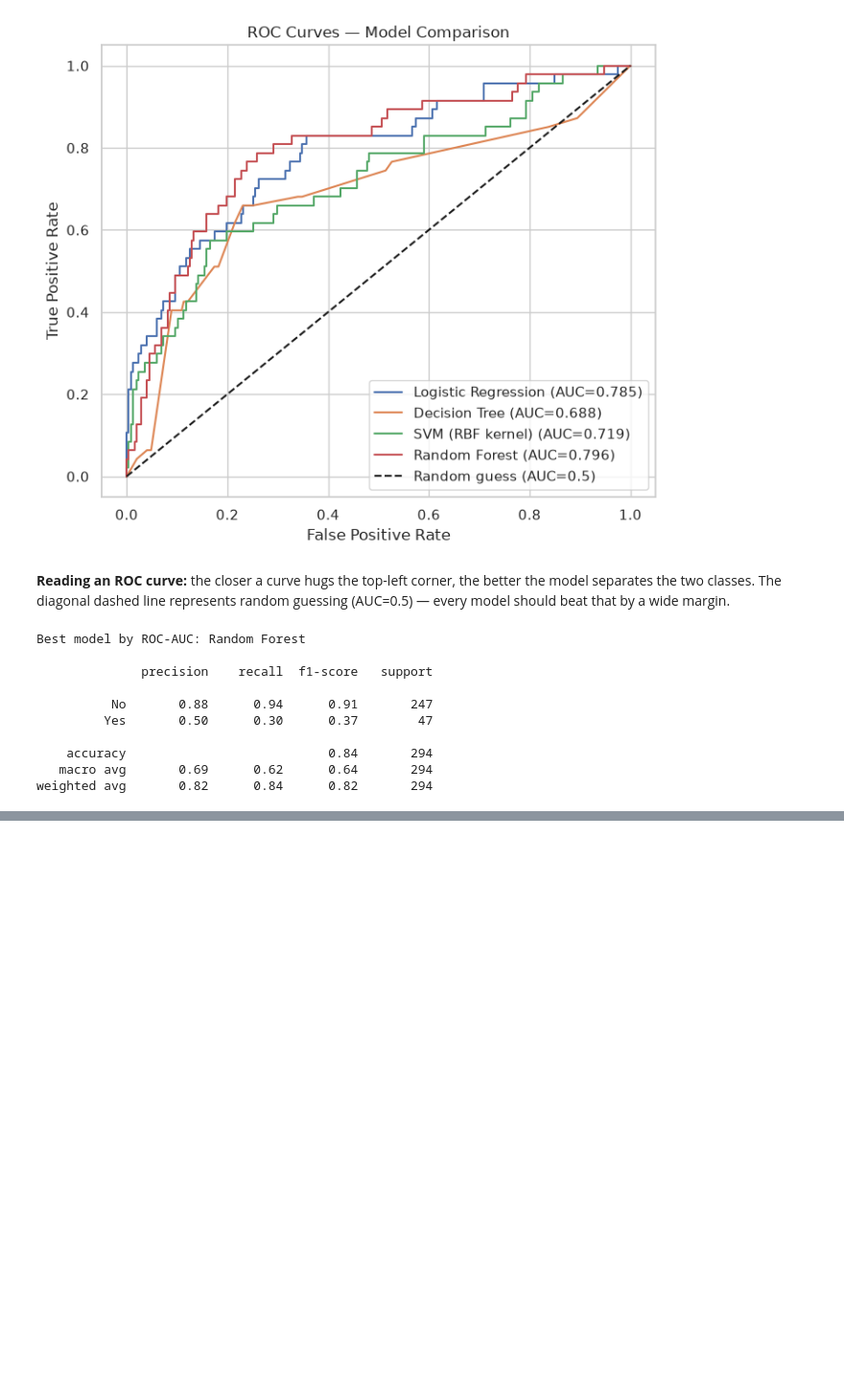
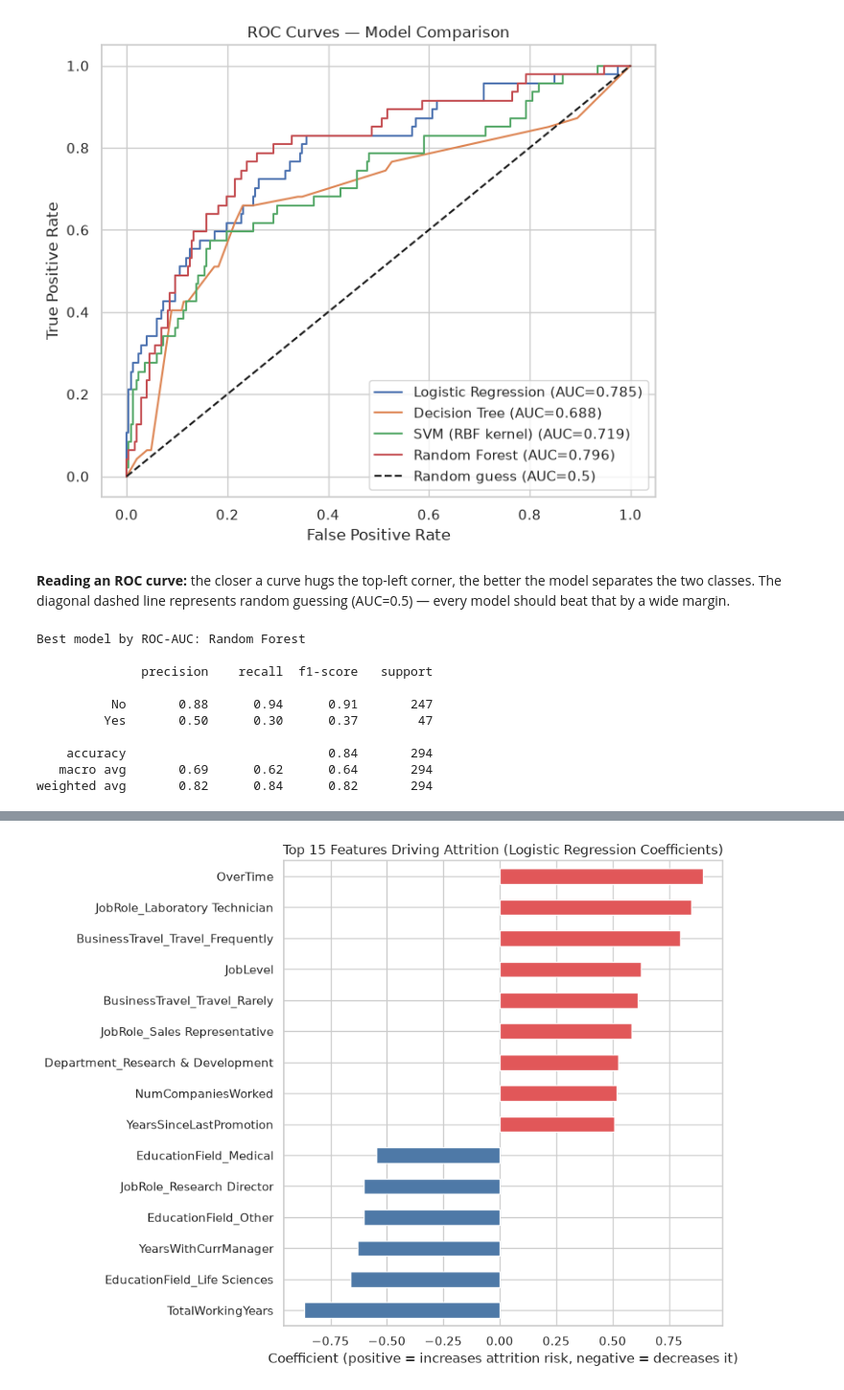
Before and after one commit to connectsamsonelias-ctrl/demo, a Jupyter notebook: week7_project/notebook.ipynb, the cells around one changed output, grey strips where cells are left out. Shown at 96% size. Saved outputs shown, nothing was run; the diff lists cells and outputs as text; code cells hidden in the pictures; blank space fills up the shorter version.

```diff
--- a/week7_project/notebook.ipynb
+++ b/week7_project/notebook.ipynb
@@ -649,0 +665,4 @@ weighted avg       0.82      0.84      0.82       294
+# %%
+final_model_name = "Logistic Regression"
+final_model = trained_models[final_model_name]
+print("Final model selected:", final_model_name)
@@ -662,0 +699,15 @@ Next: **Phase 5 — Feature Importance & Reporting.**
+# %%
+coefficients = pd.Series(final_model.coef_[0], index=X_train.columns)
+top_features = coefficients.reindex(coefficients.abs().sort_values(ascending=False).index).head(15)
+
+plt.figure(figsize=(9, 7))
+sorted_features = top_features.sort_values()
+bar_colors = ["#e15759" if v > 0 else "#4e79a7" for v in sorted_features.values]
+sorted_features.plot(kind="barh", color=bar_colors)
+plt.title("Top 15 Features Driving Attrition (Logistic Regression Coefficients)")
+plt.xlabel("Coefficient (positive = increases attrition risk, negative = decreases it)")
+plt.tight_layout()
+plt.savefig("feature_importance_logreg.png", dpi=120)
+plt.show()
+# %% [output]
+[figure, added]
```
Also changed, not shown: parts of 11 cells of this notebook, 8 other files.
